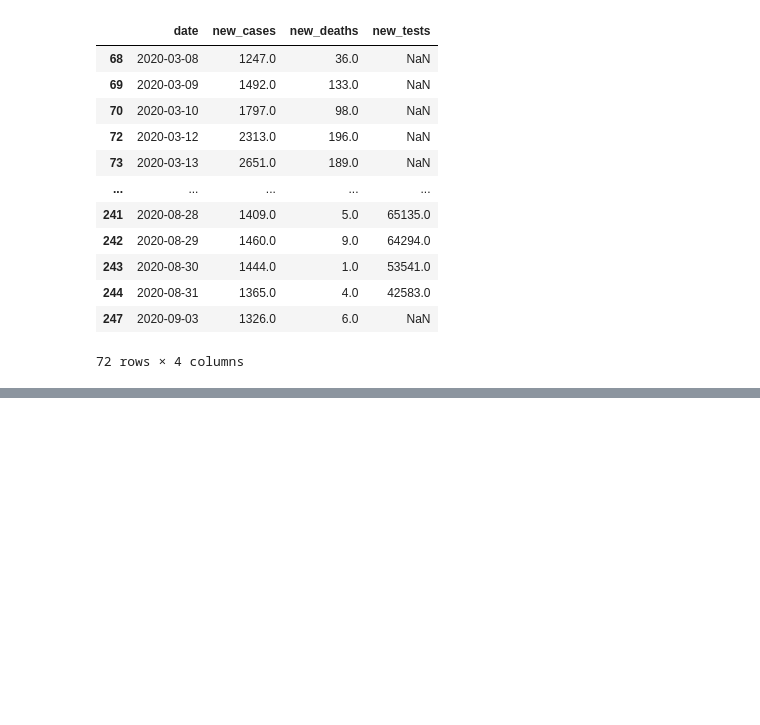
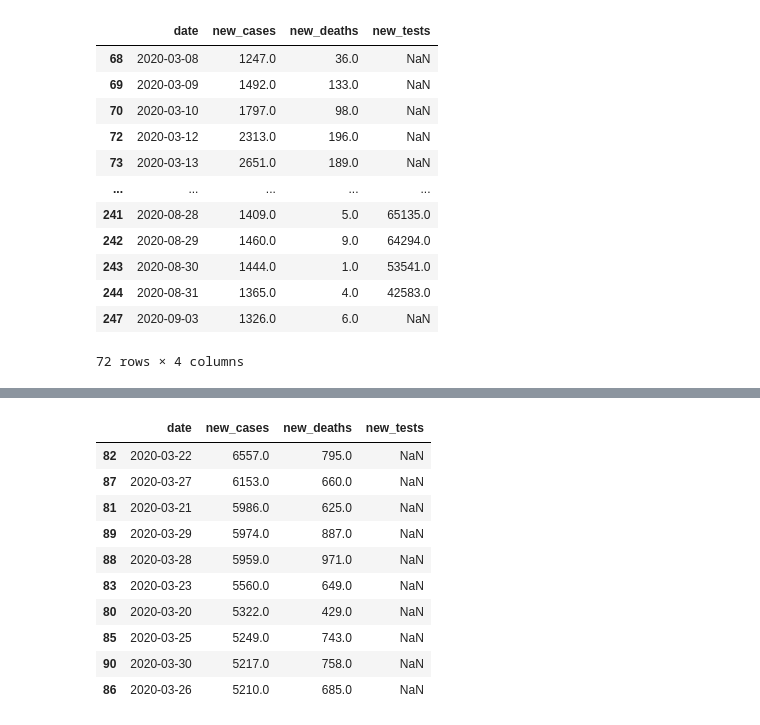
Before and after one commit to tavish7/Covid-Analysis, a Jupyter notebook: covid_analysis.ipynb, the cells around one changed output, grey strips where cells are left out. Saved outputs shown, nothing was run; the diff lists cells and outputs as text; code cells hidden in the pictures; blank space fills up the shorter version.

```diff
--- a/covid_analysis.ipynb
+++ b/covid_analysis.ipynb
@@ -156,0 +222,15 @@ high_cases_df
+# %%
+# Sort the data based on the most cases over the period of the 10 days
+covid_df.sort_values('new_cases', ascending=False).head(10)
+# %% [output]
+|  | date | new_cases | new_deaths | new_tests |
+| 82 | 2020-03-22 | 6557.0 | 795.0 | NaN |
+| 87 | 2020-03-27 | 6153.0 | 660.0 | NaN |
+| 81 | 2020-03-21 | 5986.0 | 625.0 | NaN |
+| 89 | 2020-03-29 | 5974.0 | 887.0 | NaN |
+| 88 | 2020-03-28 | 5959.0 | 971.0 | NaN |
+| 83 | 2020-03-23 | 5560.0 | 649.0 | NaN |
+| 80 | 2020-03-20 | 5322.0 | 429.0 | NaN |
+| 85 | 2020-03-25 | 5249.0 | 743.0 | NaN |
+| 90 | 2020-03-30 | 5217.0 | 758.0 | NaN |
+| 86 | 2020-03-26 | 5210.0 | 685.0 | NaN |
```
Also changed, not shown: parts of 9 cells of this notebook.
